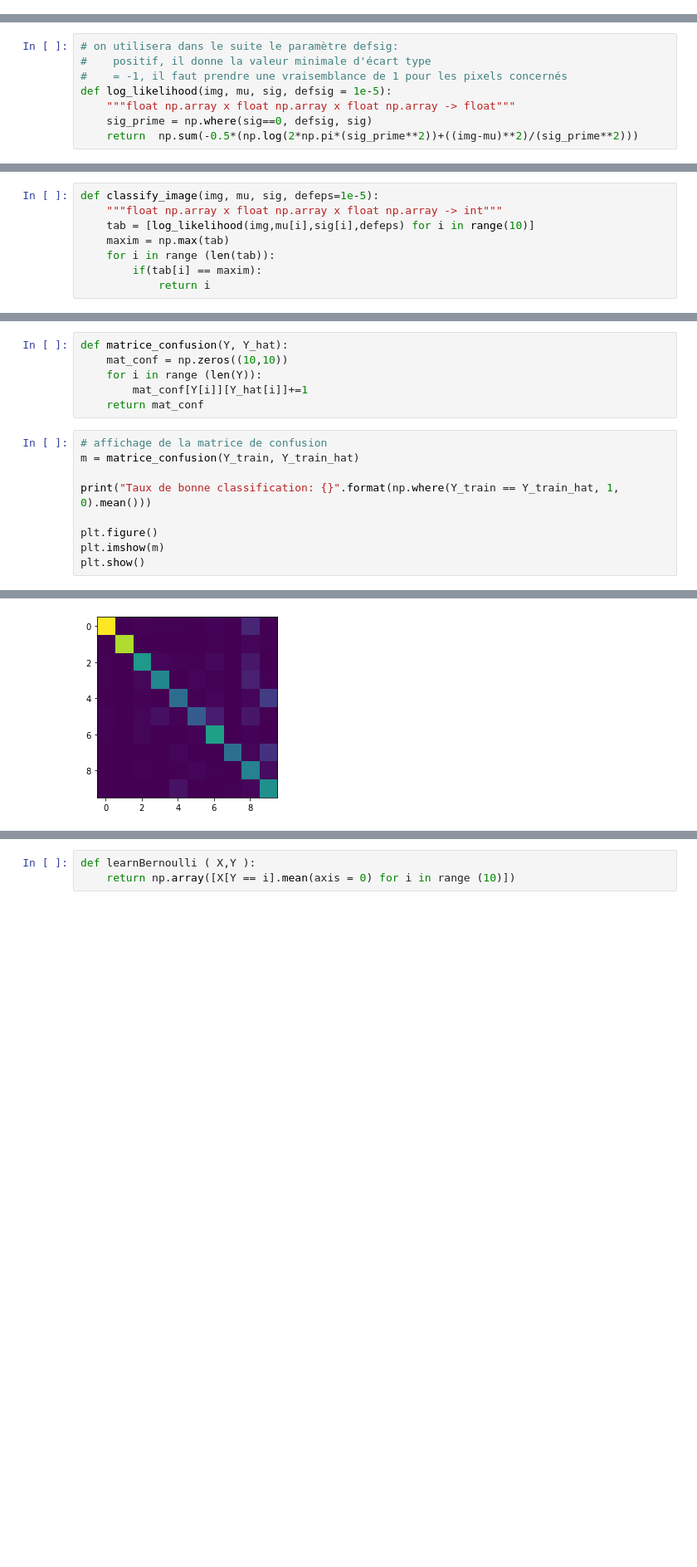
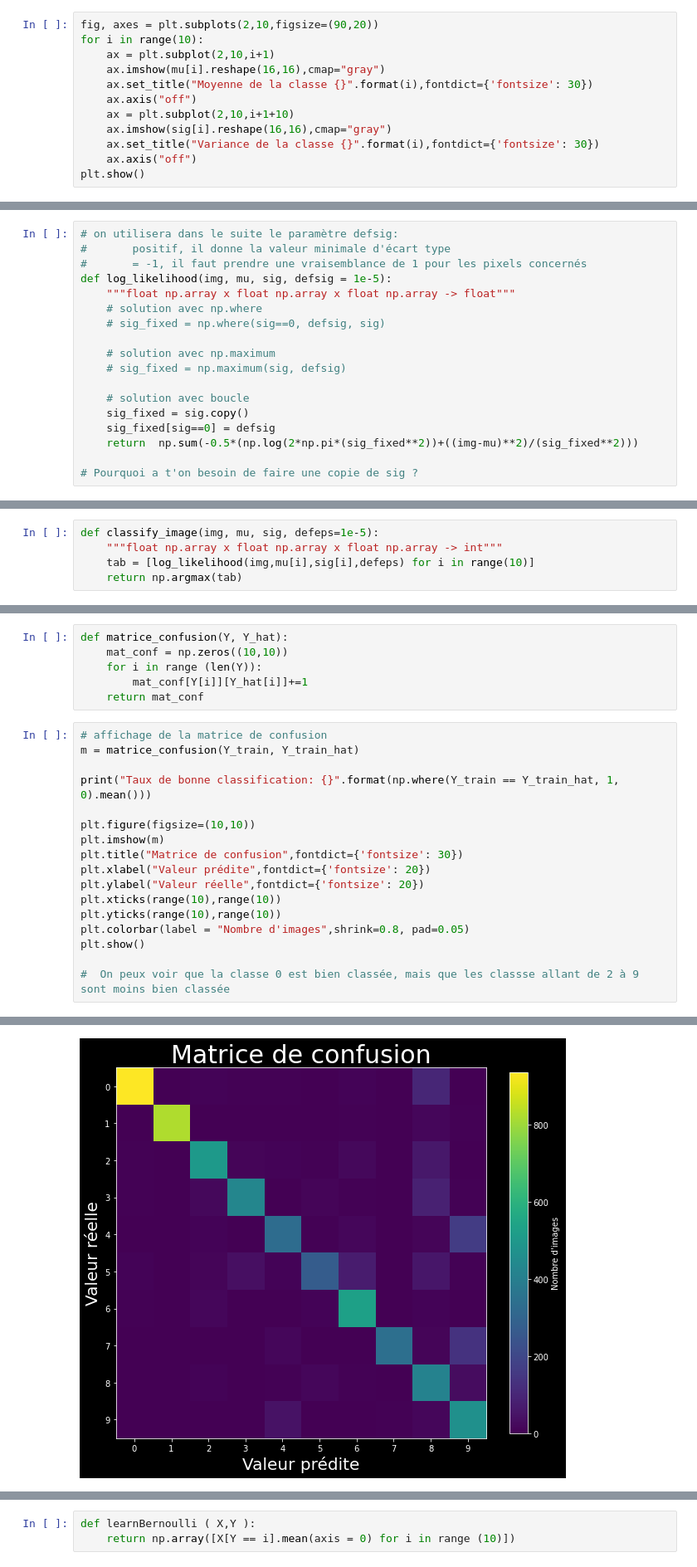
Before and after one commit to White-On/MAPSI_TME_2022, a Jupyter notebook: TME3/enonce-2020/tme3.ipynb, the cells around one changed output, grey strips where cells are left out. Shown: that part at 83% size. Cells and saved outputs as stored; diff of their text form; blank space fills up the shorter version.

```diff
--- a/TME3/enonce-2020/tme3.ipynb
+++ b/TME3/enonce-2020/tme3.ipynb
@@ -113,3 +127,15 @@ mu,sig = learnML_parameters ( X_train, Y_train )
 print(mu.shape, sig.shape) # doit donner (10, 256) (10, 256)
 # %% [output]
 (10, 256) (10, 256)
+# %%
+fig, axes = plt.subplots(2,10,figsize=(90,20))
+for i in range(10):
+    ax = plt.subplot(2,10,i+1)
+    ax.imshow(mu[i].reshape(16,16),cmap="gray")
+    ax.set_title("Moyenne de la classe {}".format(i),fontdict={'fontsize': 30})
+    ax.axis("off")
+    ax = plt.subplot(2,10,i+1+10)
+    ax.imshow(sig[i].reshape(16,16),cmap="gray")
+    ax.set_title("Variance de la classe {}".format(i),fontdict={'fontsize': 30})
+    ax.axis("off")
+plt.show()
@@ -165,12 +187,22 @@ Notez que le module `np` contient une constante `np.pi` ainsi que toutes les fon
  * vraisemblance de 1 pour le ou les pixels impactés
 # %%
 # on utilisera dans le suite le paramètre defsig:
-#    positif, il donne la valeur minimale d'écart type
-#    = -1, il faut prendre une vraisemblance de 1 pour les pixels concernés
+#       positif, il donne la valeur minimale d'écart type
+#       = -1, il faut prendre une vraisemblance de 1 pour les pixels concernés
 def log_likelihood(img, mu, sig, defsig = 1e-5):
     """float np.array x float np.array x float np.array -> float"""
-    sig_prime = np.where(sig==0, defsig, sig)
-    return  np.sum(-0.5*(np.log(2*np.pi*(sig_prime**2))+((img-mu)**2)/(sig_prime**2)))
+    # solution avec np.where
+    # sig_fixed = np.where(sig==0, defsig, sig)
+
+    # solution avec np.maximum
+    # sig_fixed = np.maximum(sig, defsig)
+
+    # solution avec boucle
+    sig_fixed = sig.copy()
+    sig_fixed[sig==0] = defsig
+    return  np.sum(-0.5*(np.log(2*np.pi*(sig_fixed**2))+((img-mu)**2)/(sig_fixed**2)))
+
+# Pourquoi a t'on besoin de faire une copie de sig ?
 # %%
 print(log_likelihood(X_train[0], mu[0], sig[0]))
 # vraisemblance de l'image 0 selon les paramètres de la classe 0
@@ -201,10 +233,7 @@ Avec une vraisemblance de 1 pour les pixels problématiques:
 def classify_image(img, mu, sig, defeps=1e-5):
     """float np.array x float np.array x float np.array -> int"""
     tab = [log_likelihood(img,mu[i],sig[i],defeps) for i in range(10)]
-    maxim = np.max(tab)
-    for i in range (len(tab)):
-        if(tab[i] == maxim):
-            return i
+    return np.argmax(tab)
 # %%
 # check
 classify_image(X_train[0], mu, sig)
@@ -243,15 +272,23 @@ def matrice_confusion(Y, Y_hat):
 # %%
 # affichage de la matrice de confusion
 m = matrice_confusion(Y_train, Y_train_hat)
 
 print("Taux de bonne classification: {}".format(np.where(Y_train == Y_train_hat, 1, 0).mean()))
 
-plt.figure()
+plt.figure(figsize=(10,10))
 plt.imshow(m)
+plt.title("Matrice de confusion",fontdict={'fontsize': 30})
+plt.xlabel("Valeur prédite",fontdict={'fontsize': 20})
+plt.ylabel("Valeur réelle",fontdict={'fontsize': 20})
+plt.xticks(range(10),range(10))
+plt.yticks(range(10),range(10))
+plt.colorbar(label = "Nombre d'images",shrink=0.8, pad=0.05)
 plt.show()
+
+#  On peux voir que la classe 0 est bien classée, mais que les classse allant de 2 à 9  sont moins bien classée
 # %% [output]
 Taux de bonne classification: 0.8118478086370204
-[figure, old version]
+[figure, new version]
 # %% [markdown]
 ## A6- Ensemble d'apprentissage, ensemble de test
 
```
Also changed, not shown: parts of 12 cells of this notebook.
